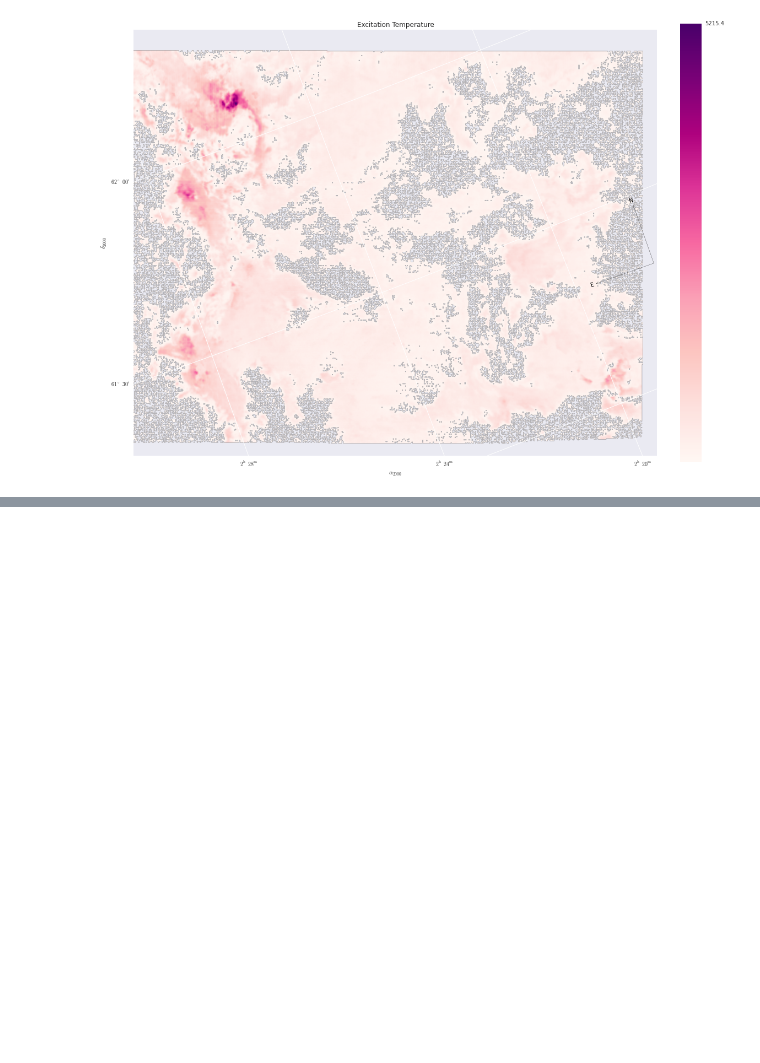
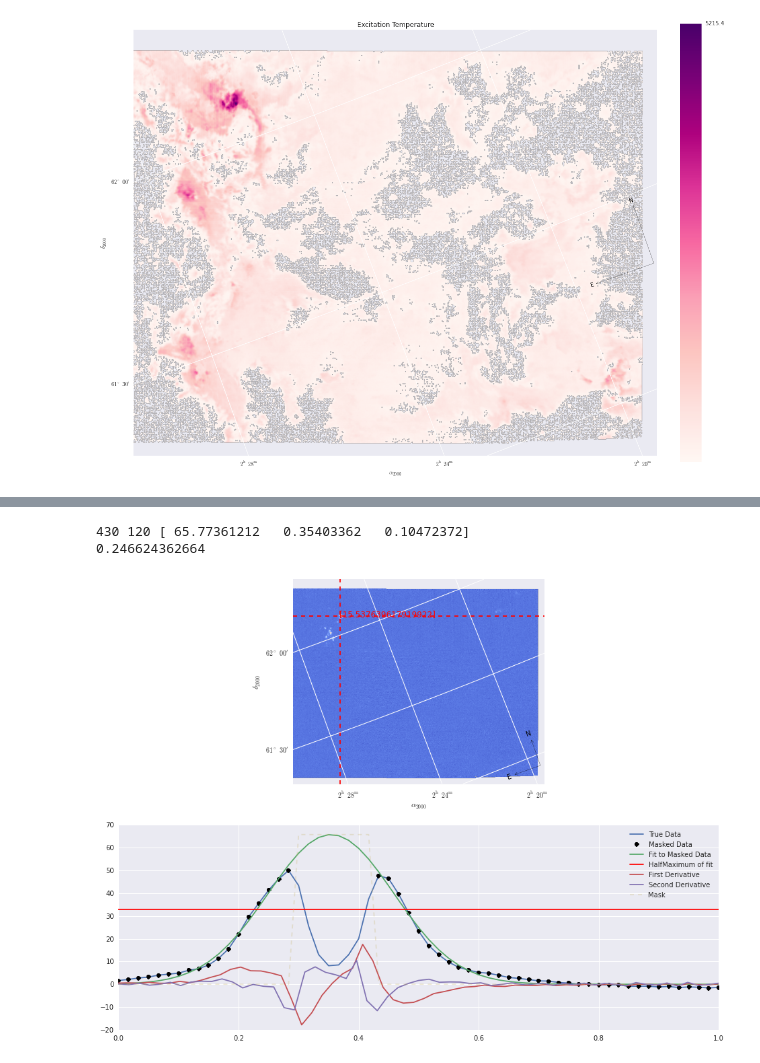
Before and after one commit to Mixpap/Ptyxiaki, a Jupyter notebook: Optical Depth.ipynb, the cells around one changed output, grey strips where cells are left out. Cells and saved outputs as stored; diff of their text form; code cells hidden in the pictures; blank space fills up the shorter version.

Commit message:
new fitting method, fine interaction

```diff
--- a/Optical Depth.ipynb
+++ b/Optical Depth.ipynb
@@ -138,0 +167,6 @@ interact(map_show,line=(0,np.shape(CO12)[0]-1))
+# %%
+interact(map_show,line=(0,np.shape(CO12)[0]-1))
+# %% [output]
+430 120 [ 65.77361212   0.35403362   0.10472372]
+0.246624362664
+[figure, added]
```
Also changed, not shown: parts of 7 cells of this notebook, 1 other file.
